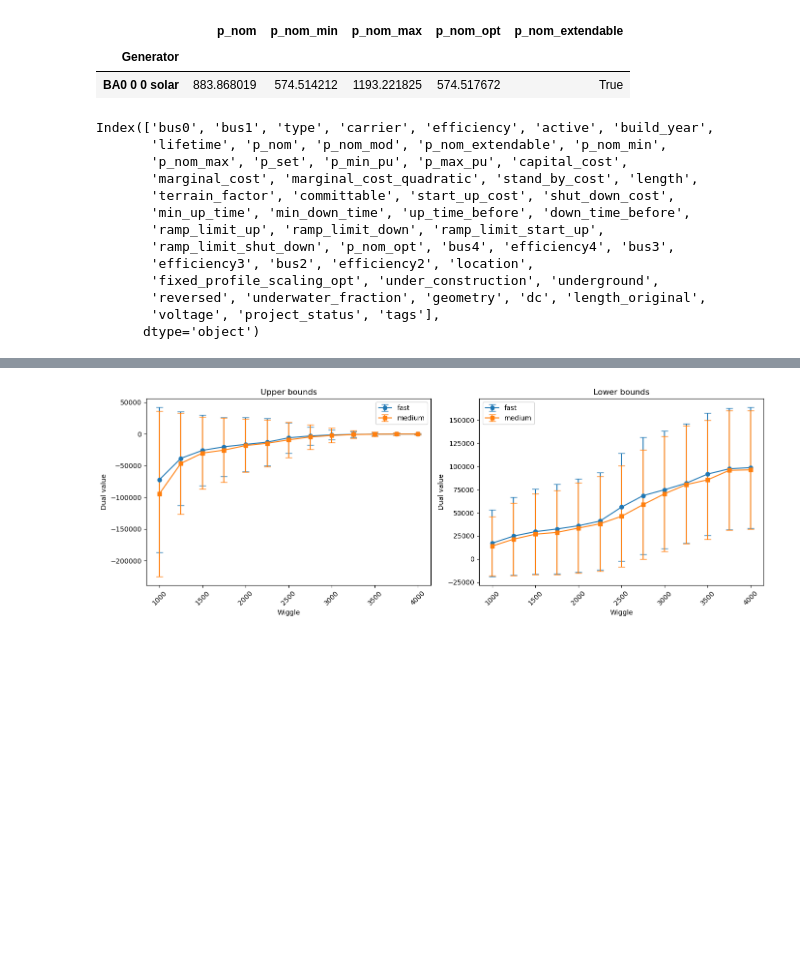
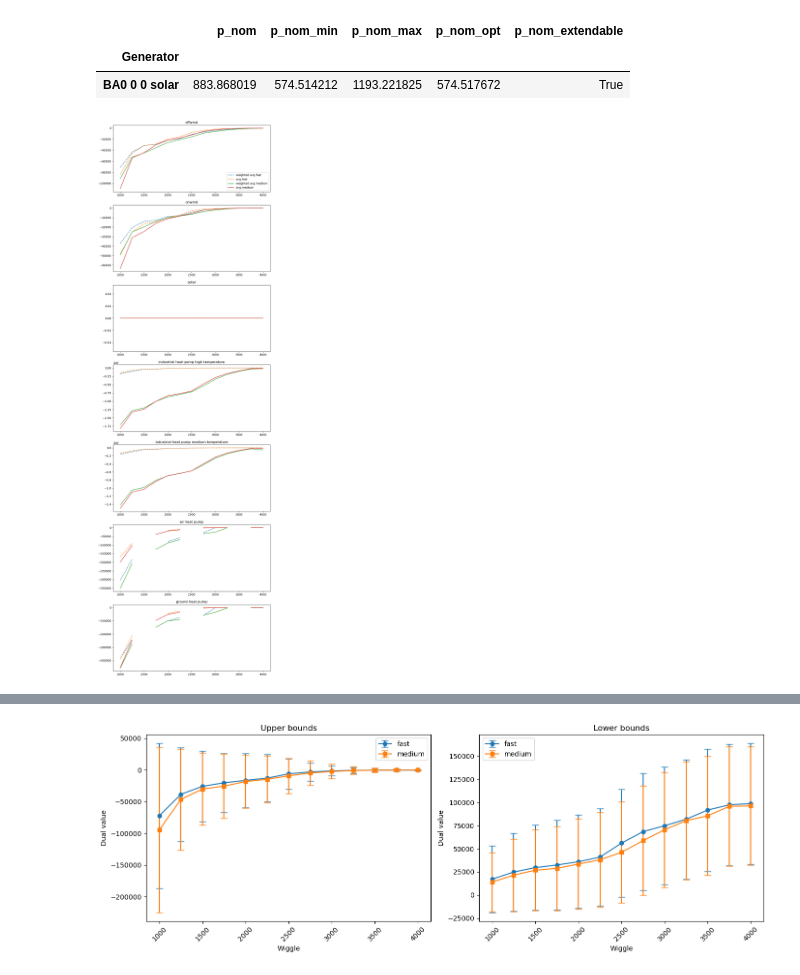
Before and after one commit to LukasFrankenQ/resilient-pypsa-eur, a Jupyter notebook: notebooks/evaluate_constraints.ipynb, the cells around one changed output, grey strips where cells are left out. Cells and saved outputs as stored; diff of their text form; code cells hidden in the pictures; blank space fills up the shorter version.

```diff
--- a/notebooks/evaluate_constraints.ipynb
+++ b/notebooks/evaluate_constraints.ipynb
@@ -16,22 +18,6 @@ n.generators.loc[['BA0 0 0 solar'], ['p_nom', 'p_nom_min', 'p_nom_max', 'p_nom_o
 |  | p_nom | p_nom_min | p_nom_max | p_nom_opt | p_nom_extendable |
 | Generator |  |  |  |  |  |
 | BA0 0 0 solar | 883.868019 | 574.514212 | 1193.221825 | 574.517672 | True |
-# %%
-n.links.columns
-# %% [output]
-Index(['bus0', 'bus1', 'type', 'carrier', 'efficiency', 'active', 'build_year',
-       'lifetime', 'p_nom', 'p_nom_mod', 'p_nom_extendable', 'p_nom_min',
-       'p_nom_max', 'p_set', 'p_min_pu', 'p_max_pu', 'capital_cost',
-       'marginal_cost', 'marginal_cost_quadratic', 'stand_by_cost', 'length',
-       'terrain_factor', 'committable', 'start_up_cost', 'shut_down_cost',
-       'min_up_time', 'min_down_time', 'up_time_before', 'down_time_before',
-       'ramp_limit_up', 'ramp_limit_down', 'ramp_limit_start_up',
-       'ramp_limit_shut_down', 'p_nom_opt', 'bus4', 'efficiency4', 'bus3',
-       'efficiency3', 'bus2', 'efficiency2', 'location',
-       'fixed_profile_scaling_opt', 'under_construction', 'underground',
-       'reversed', 'underwater_fraction', 'geometry', 'dc', 'length_original',
-       'voltage', 'project_status', 'tags'],
-      dtype='object')
 # %%
 path = Path.cwd().parent / 'results' / 'duals'
 template = 'base_s_50__168H-T-H-B-I-A-dist1_2035_NT+{}_{}_{}_mu.csv'
@@ -75,0 +162,29 @@ lowers_medium = pd.concat(lowers_medium, axis=1)
+# %%
+uppers = pd.concat(uppers_fast, axis=1, keys=wiggles)
+medium = pd.concat(uppers_medium, axis=1, keys=wiggles)
+# %%
+idx = pd.IndexSlice
+
+fig, axs = plt.subplots(len(uppers.index), 1, figsize=(10, len(uppers.index) * 5))
+
+
+for i, (carrier, ax) in enumerate(zip(uppers.index, axs)):
+
+    ss = uppers.loc[carrier].unstack()
+
+    ax.plot(ss.index, ss.loc[:, 'weighted_avg'], label='weighted avg fast', ls='--')
+    ax.plot(ss.index, ss.loc[:, 'avg'], label='avg fast', ls='--')
+
+    ss = medium.loc[carrier].unstack()
+
+    ax.plot(ss.index, ss.loc[:, 'weighted_avg'], label='weighted avg medium', ls='-')
+    ax.plot(ss.index, ss.loc[:, 'avg'], label='avg medium', ls='-')
+
+    ax.set_title(carrier)
+
+    if not i:
+        ax.legend()
+
+plt.show()
+# %% [output]
+[figure, added]
```
Also changed, not shown: parts of 11 cells of this notebook, 4 other files.
